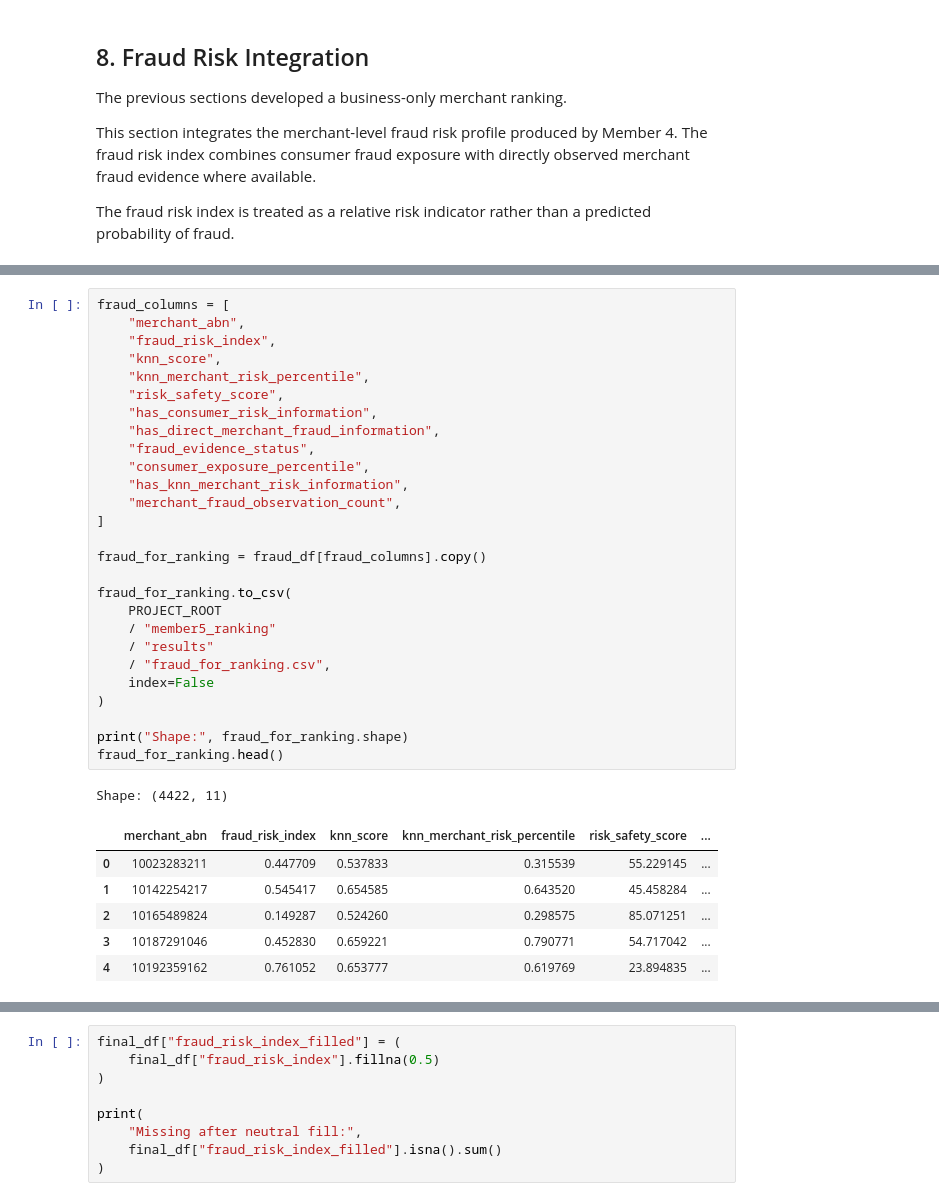
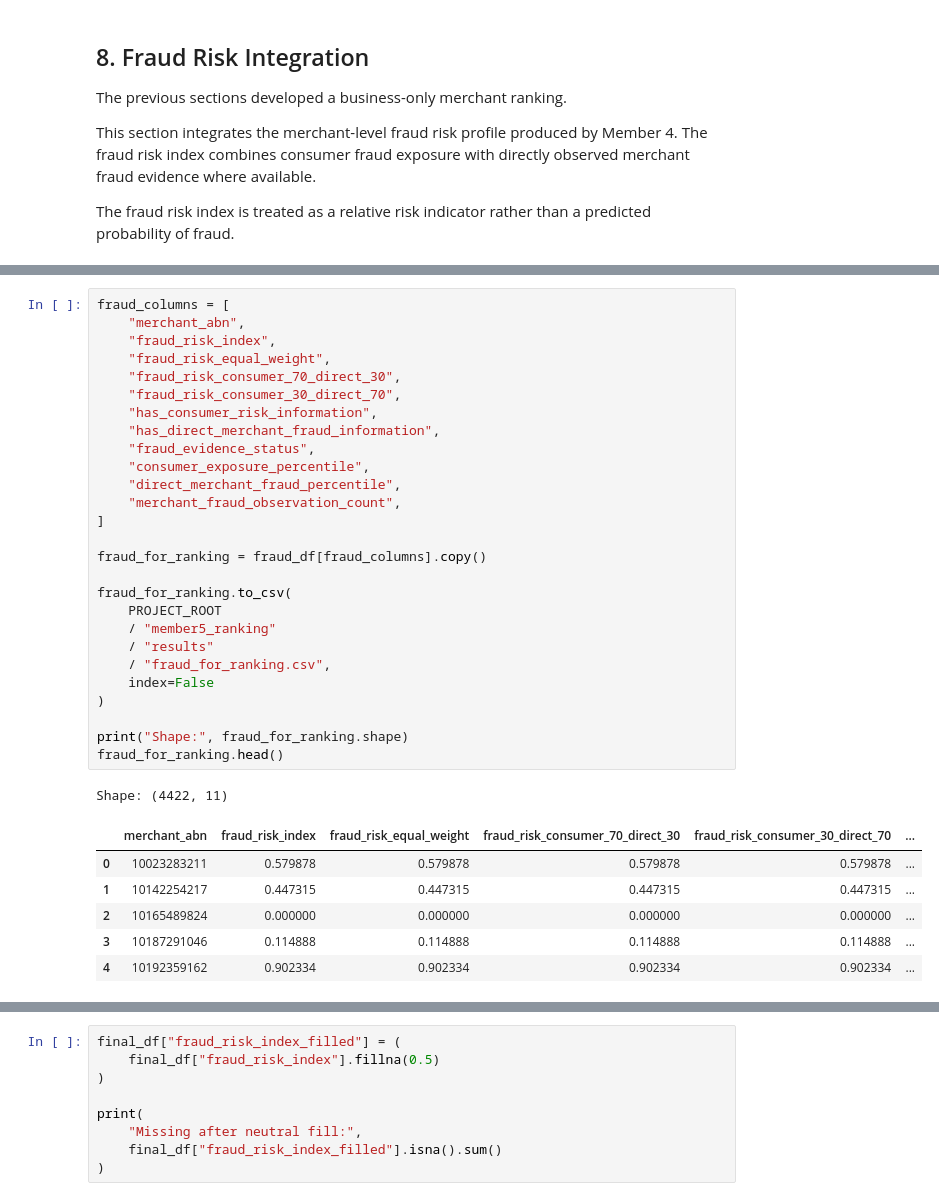
Before and after one commit to yixxx111/MAST30034-Project-2-Group-50, a Jupyter notebook: member5_ranking/ranking_summary.ipynb, the cells around one changed output, grey strips where cells are left out. Cells and saved outputs as stored; diff of their text form.

```diff
--- a/member5_ranking/ranking_summary.ipynb
+++ b/member5_ranking/ranking_summary.ipynb
@@ -649,38 +649,38 @@ Unique merchants: 4422
 # %%
 fraud_columns = [
     "merchant_abn",
     "fraud_risk_index",
-    "knn_score",
-    "knn_merchant_risk_percentile",
-    "risk_safety_score",
+    "fraud_risk_equal_weight",
+    "fraud_risk_consumer_70_direct_30",
+    "fraud_risk_consumer_30_direct_70",
     "has_consumer_risk_information",
     "has_direct_merchant_fraud_information",
     "fraud_evidence_status",
     "consumer_exposure_percentile",
-    "has_knn_merchant_risk_information",
+    "direct_merchant_fraud_percentile",
     "merchant_fraud_observation_count",
 ]
 
 fraud_for_ranking = fraud_df[fraud_columns].copy()
 
 fraud_for_ranking.to_csv(
     PROJECT_ROOT
     / "member5_ranking"
     / "results"
     / "fraud_for_ranking.csv",
     index=False
 )
 
 print("Shape:", fraud_for_ranking.shape)
 fraud_for_ranking.head()
 # %% [output]
 Shape: (4422, 11)
-|  | merchant_abn | fraud_risk_index | knn_score | knn_merchant_risk_percentile | risk_safety_score | ... |
-| 0 | 10023283211 | 0.447709 | 0.537833 | 0.315539 | 55.229145 | ... |
-| 1 | 10142254217 | 0.545417 | 0.654585 | 0.643520 | 45.458284 | ... |
-| 2 | 10165489824 | 0.149287 | 0.524260 | 0.298575 | 85.071251 | ... |
-| 3 | 10187291046 | 0.452830 | 0.659221 | 0.790771 | 54.717042 | ... |
-| 4 | 10192359162 | 0.761052 | 0.653777 | 0.619769 | 23.894835 | ... |
+|  | merchant_abn | fraud_risk_index | fraud_risk_equal_weight | fraud_risk_consumer_70_direct_30 | fraud_risk_consumer_30_direct_70 | ... |
+| 0 | 10023283211 | 0.579878 | 0.579878 | 0.579878 | 0.579878 | ... |
+| 1 | 10142254217 | 0.447315 | 0.447315 | 0.447315 | 0.447315 | ... |
+| 2 | 10165489824 | 0.000000 | 0.000000 | 0.000000 | 0.000000 | ... |
+| 3 | 10187291046 | 0.114888 | 0.114888 | 0.114888 | 0.114888 | ... |
+| 4 | 10192359162 | 0.902334 | 0.902334 | 0.902334 | 0.902334 | ... |
 # %%
 score_df["merchant_abn"] = score_df["merchant_abn"].astype(str)
 fraud_for_ranking["merchant_abn"] = fraud_for_ranking["merchant_abn"].astype(str)
```
Also changed, not shown: parts of 14 cells of this notebook, 8 other files.
